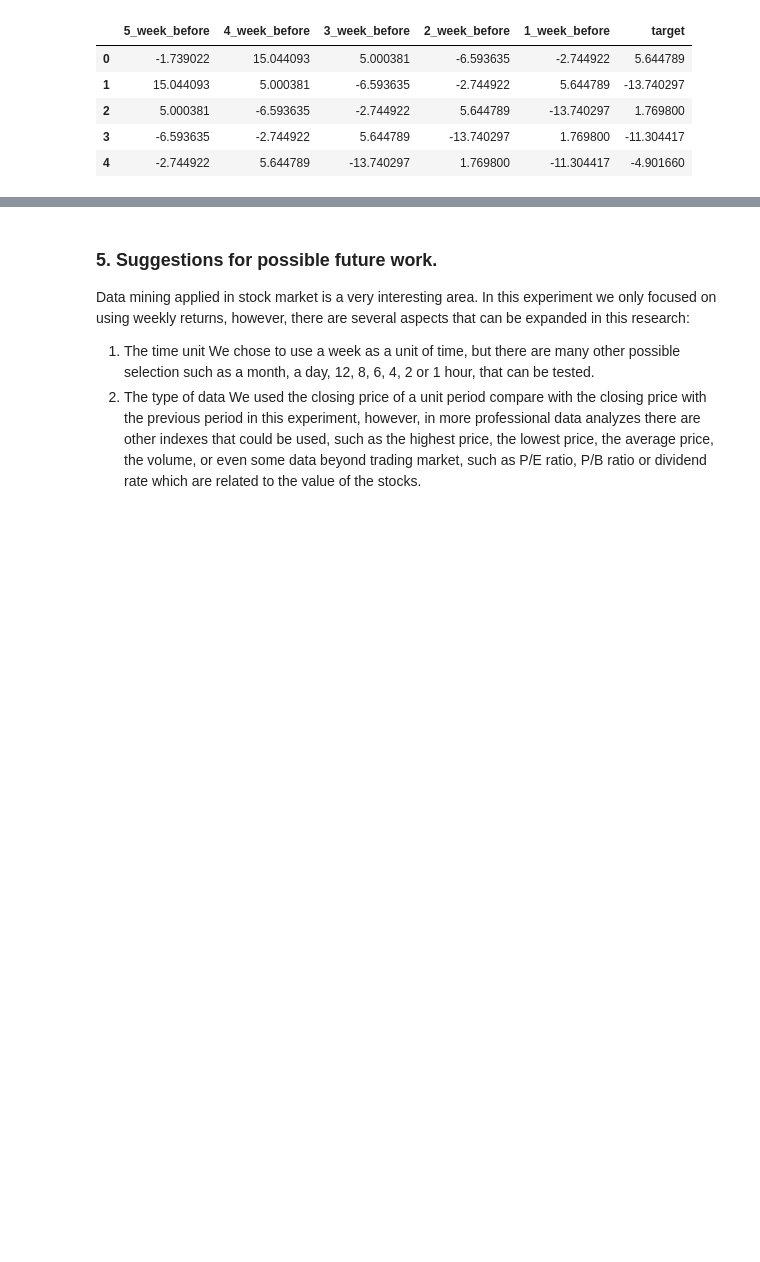
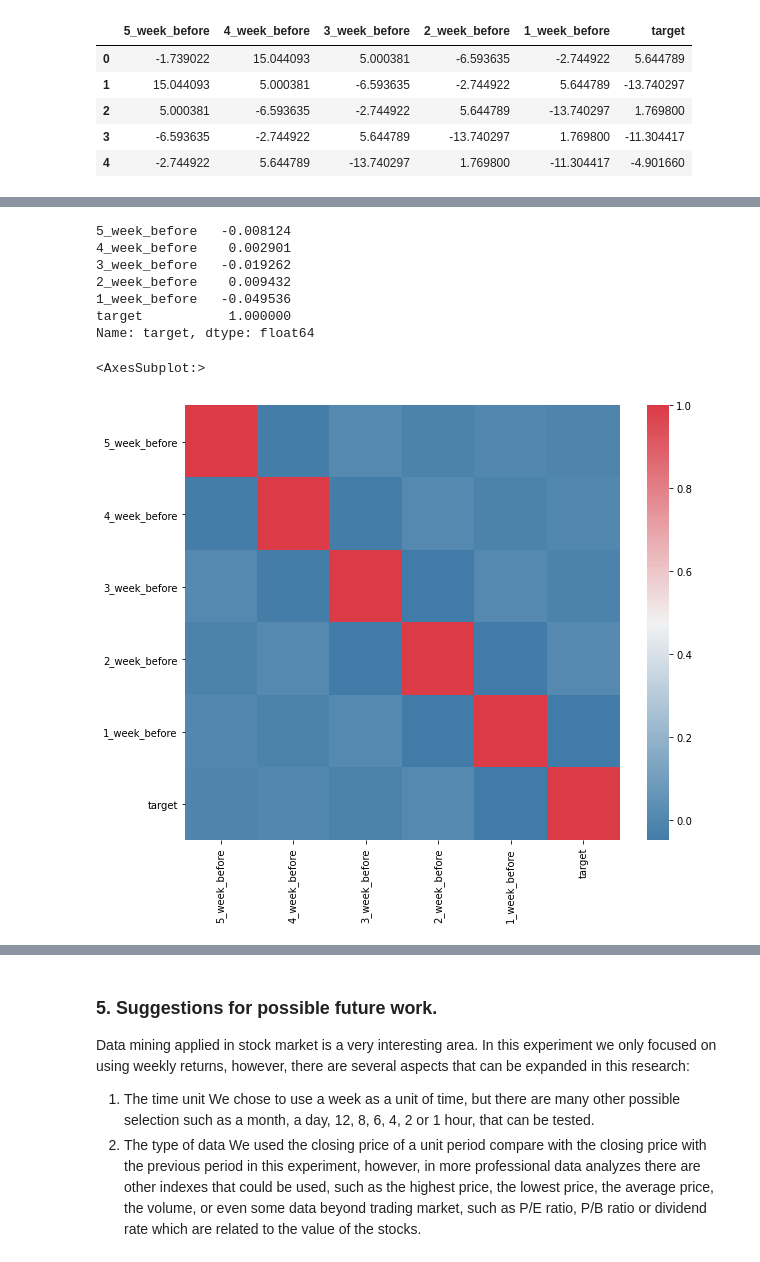
Before and after one commit to SanyueHan/COMP3027J-Data-Mining-Machine-Learning, a Jupyter notebook: Assignments/Assignment_2/Assignment_2_total.ipynb, the cells around one changed output, grey strips where cells are left out. Drawn from its saved outputs; the diff is of its cells as text; code cells hidden in the pictures; blank space fills up the shorter version.

```diff
--- a/Assignments/Assignment_2/Assignment_2_total.ipynb
+++ b/Assignments/Assignment_2/Assignment_2_total.ipynb
@@ -82,0 +68,29 @@ df.head()
+# %%
+import os
+import pandas as pd
+import matplotlib.pyplot as pl
+import numpy as np
+import seaborn as sns
+from utils import PRE
+dataframes = []
+for path in os.listdir(PRE):
+    df = pd.read_csv(PRE+path)
+    dataframes.append(df)
+total = pd.concat(dataframes)
+f, ax = pl.subplots(figsize=(10, 8))
+corr = total.corr()
+print(corr['target'])
+sns.heatmap(corr,
+            mask=np.zeros_like(corr, dtype=np.bool),
+            cmap=sns.diverging_palette(240,10,as_cmap=True),
+            square=True, ax=ax)
+# %% [output]
+5_week_before   -0.008124
+4_week_before    0.002901
+3_week_before   -0.019262
+2_week_before    0.009432
+1_week_before   -0.049536
+target           1.000000
+Name: target, dtype: float64
+<AxesSubplot:>
+[figure, added]
```
Also changed, not shown: parts of 12 cells of this notebook, 6 other files.
